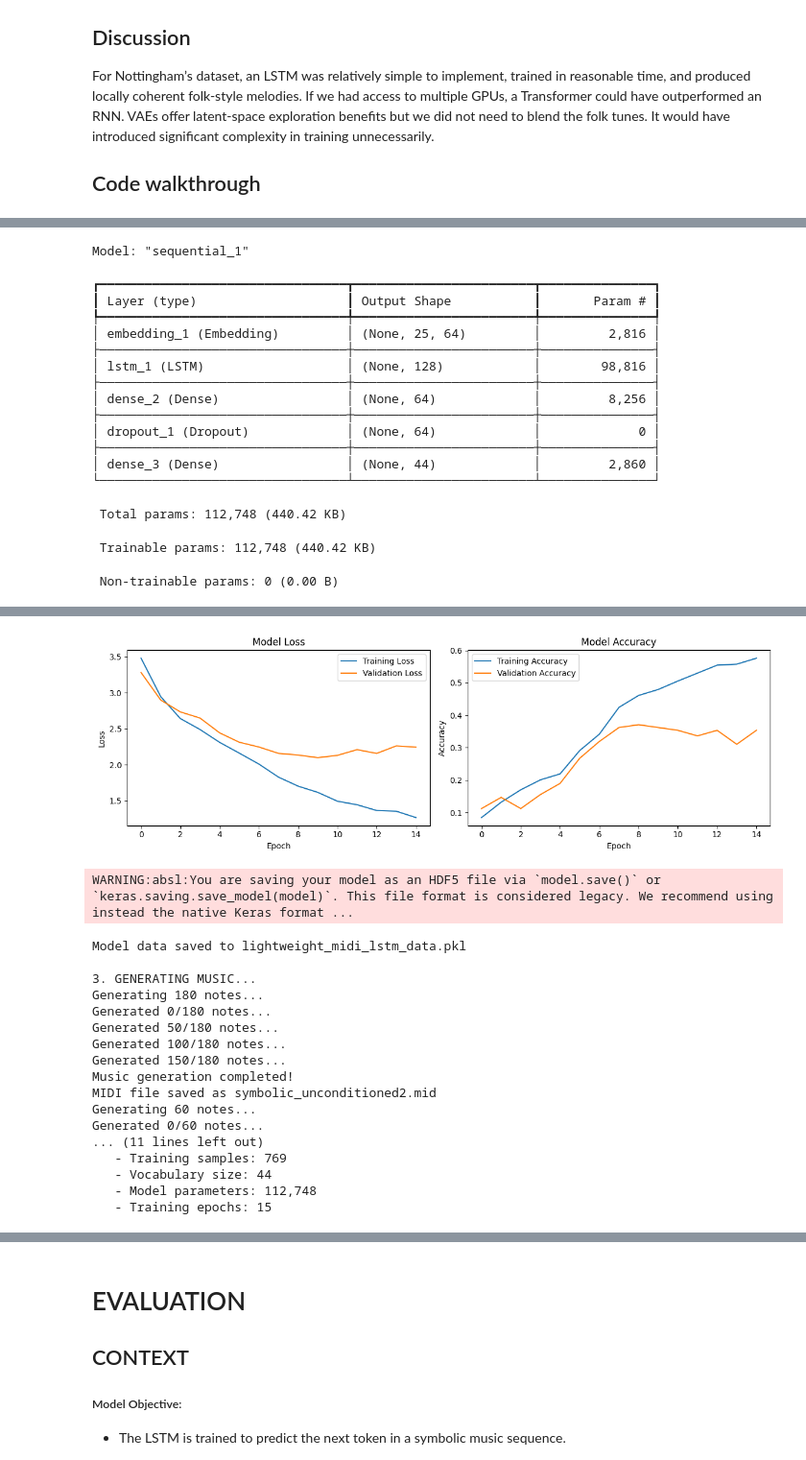
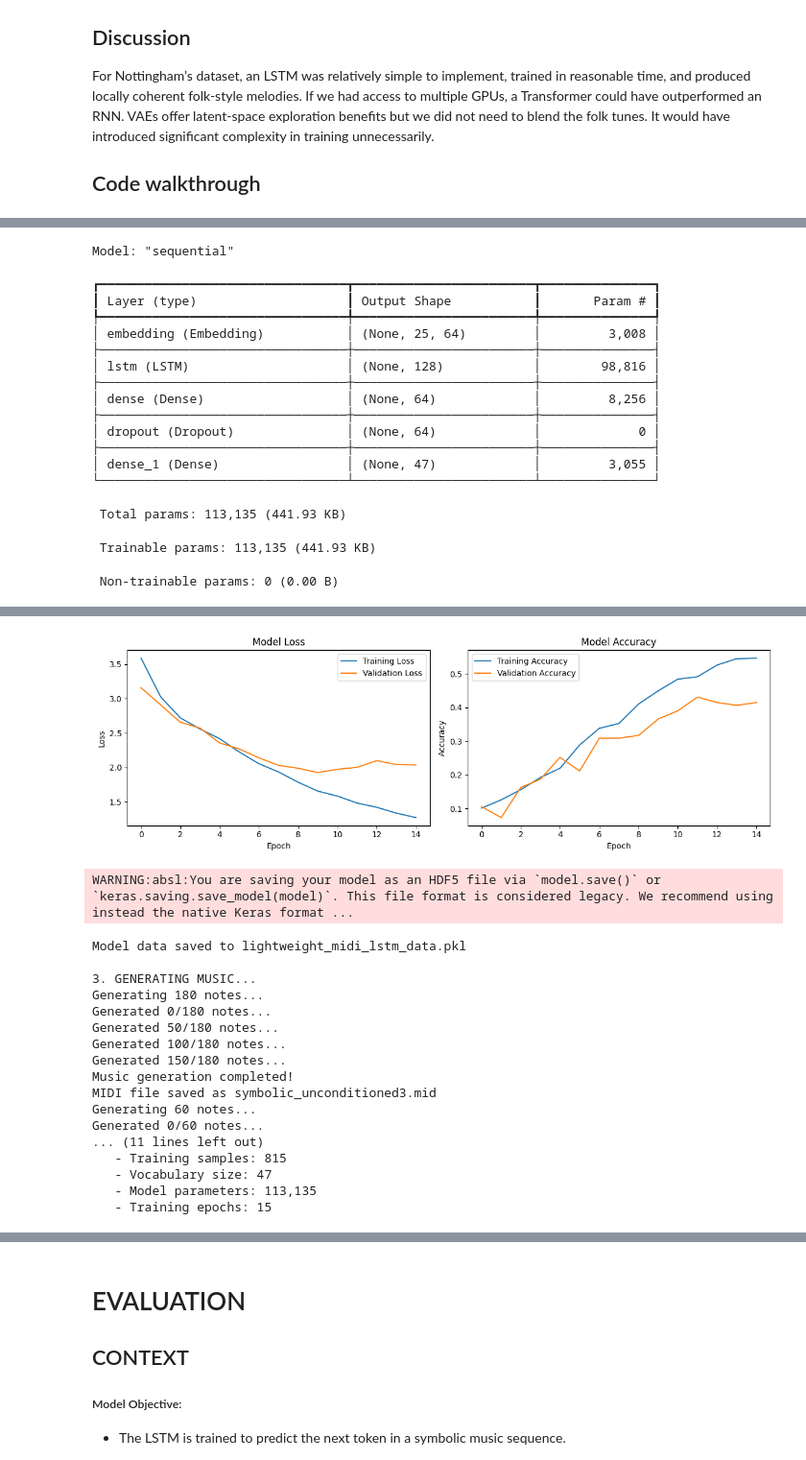
Before and after one commit to chawlaishita13/nottingham, a Jupyter notebook: workbook_final.ipynb, the cells around one changed output, grey strips where cells are left out. Shown at 96% size. Cells and saved outputs as stored; diff of their text form; code cells hidden in the pictures.

```diff
--- a/workbook_final.ipynb
+++ b/workbook_final.ipynb
@@ -456,7 +496,7 @@ class LightweightMidiLSTM:
         print("Music generation completed!")
         return generated_notes
 
-    def notes_to_midi(self, notes, output_file='generated_music.mid', tempo=120):
+    def notes_to_midi(self, notes, output_file='generated_music3.mid', tempo=120):
         """Convert notes to MIDI file"""
         midi = pretty_midi.PrettyMIDI(initial_tempo=tempo)
 
@@ -509,7 +549,7 @@ def main():
     )
     print("\n1. PREPROCESSING...")
     notes = midi_lstm.preprocess_midi_files(
-        "nottingham-dataset/MIDI",
+        "nottingham-dataset/MIDI_cleaned",
         max_files=30
     )
 
@@ -527,7 +567,7 @@ def main():
         validation_split=0.15
     )
 
-    midi_lstm.model.save('lightweight_midi_lstm.h5')
+    midi_lstm.model.save('lightweight_midi_lstm3.h5')
     midi_lstm.save_model_data()
 
     print("\n3. GENERATING MUSIC...")
@@ -539,7 +579,7 @@ def main():
 
     midi_lstm.notes_to_midi(
         generated_notes_90sec,
-        'symbolic_unconditioned2.mid',
+        'symbolic_unconditioned3.mid',
         tempo=120
     )
 
@@ -550,18 +590,18 @@ def main():
 
     midi_lstm.notes_to_midi(
         generated_notes_short,
-        'generated_music_short2.mid',
+        'generated_music_short3.mid',
         tempo=120
     )
 
-    print("\n✅ Lightweight music generation completed!")
+    print("\n Lightweight music generation completed!")
     print("📁 Files generated:")
-    print("   - symbolic_unconditioned.mid (for assignment submission)")
-    print("   - generated_music_short.mid (test sample)")
-    print("   - lightweight_midi_lstm.h5 (trained model)")
+    print("   - symbolic_unconditioned3.mid (for assignment submission)")
+    print("   - generated_music_short3.mid (test sample)")
+    print("   - lightweight_midi_lstm3.h5 (trained model)")
 
     # Display some statistics
-    print(f"\n📊 Statistics:")
+    print(f"\n Statistics:")
     print(f"   - Training samples: {len(X):,}")
     print(f"   - Vocabulary size: {midi_lstm.vocab_size}")
     print(f"   - Model parameters: {midi_lstm.model.count_params():,}")
@@ -591,19 +631,19 @@ Total parameters: 112,748
-Model: "sequential_1"
+Model: "sequential"
 ┏━━━━━━━━━━━━━━━━━━━━━━━━━━━━━━━━━┳━━━━━━━━━━━━━━━━━━━━━━━━┳━━━━━━━━━━━━━━━┓
 ┃ Layer (type)                    ┃ Output Shape           ┃       Param # ┃
 ┡━━━━━━━━━━━━━━━━━━━━━━━━━━━━━━━━━╇━━━━━━━━━━━━━━━━━━━━━━━━╇━━━━━━━━━━━━━━━┩
-│ embedding_1 (Embedding)         │ (None, 25, 64)         │         2,816 │
+│ embedding (Embedding)           │ (None, 25, 64)         │         3,008 │
 ├─────────────────────────────────┼────────────────────────┼───────────────┤
-│ lstm_1 (LSTM)                   │ (None, 128)            │        98,816 │
+│ lstm (LSTM)                     │ (None, 128)            │        98,816 │
 ├─────────────────────────────────┼────────────────────────┼───────────────┤
-│ dense_2 (Dense)                 │ (None, 64)             │         8,256 │
+│ dense (Dense)                   │ (None, 64)             │         8,256 │
 ├─────────────────────────────────┼────────────────────────┼───────────────┤
-│ dropout_1 (Dropout)             │ (None, 64)             │             0 │
+│ dropout (Dropout)               │ (None, 64)             │             0 │
 ├─────────────────────────────────┼────────────────────────┼───────────────┤
-│ dense_3 (Dense)                 │ (None, 44)             │         2,860 │
+│ dense_1 (Dense)                 │ (None, 47)             │         3,055 │
 └─────────────────────────────────┴────────────────────────┴───────────────┘
- Total params: 112,748 (440.42 KB)
+ Total params: 113,135 (441.93 KB)
- Trainable params: 112,748 (440.42 KB)
+ Trainable params: 113,135 (441.93 KB)
  Non-trainable params: 0 (0.00 B)
 None
 Starting lightweight training...
@@ -625,4 +665,4 @@ Epoch 15/15
-[figure, old version]
+[figure, new version]
 WARNING:absl:You are saving your model as an HDF5 file via `model.save()` or `keras.saving.save_model(model)`. This file format is considered legacy. We recommend using instead the native Keras format ...
 Model data saved to lightweight_midi_lstm_data.pkl
 
@@ -633,11 +673,11 @@ Generated 50/180 notes...
 Generated 100/180 notes...
 Generated 150/180 notes...
 Music generation completed!
-MIDI file saved as symbolic_unconditioned2.mid
+MIDI file saved as symbolic_unconditioned3.mid
 Generating 60 notes...
 Generated 0/60 notes...
 ... (11 lines left out)
-   - Training samples: 769
-   - Vocabulary size: 44
-   - Model parameters: 112,748
+   - Training samples: 815
+   - Vocabulary size: 47
+   - Model parameters: 113,135
    - Training epochs: 15
```
Also changed, not shown: parts of 14 cells of this notebook, 1 other file.
